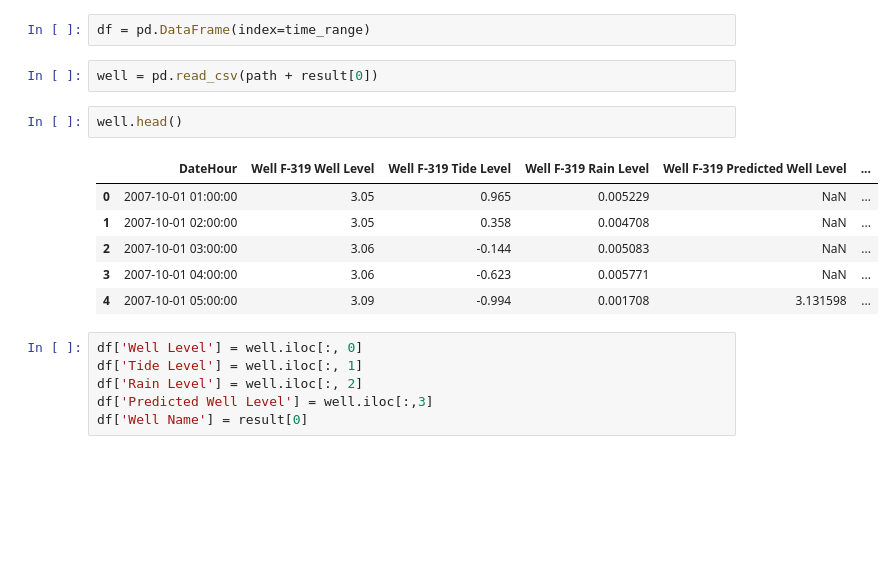
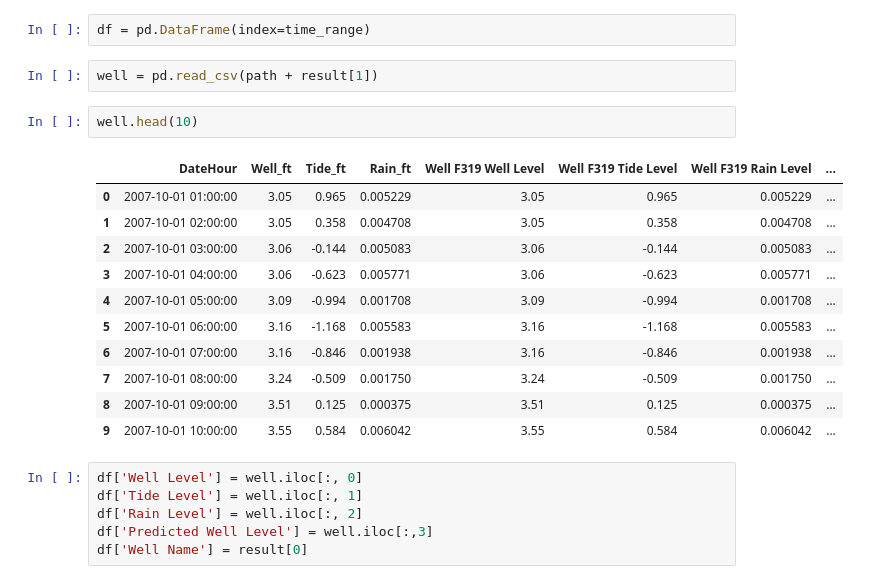
Before and after one commit to ccnobbli/Fall2_Homework, a Jupyter notebook: data/Well Data_Split/Aggregate All Well Data.ipynb, the cells around one changed output. Cells and saved outputs as stored; diff of their text form; blank space fills up the shorter version.

```diff
--- a/data/Well Data_Split/Aggregate All Well Data.ipynb
+++ b/data/Well Data_Split/Aggregate All Well Data.ipynb
@@ -255,16 +255,21 @@ F179_ALL.csv
 # %%
 df = pd.DataFrame(index=time_range)
 # %%
-well = pd.read_csv(path + result[0])
+well = pd.read_csv(path + result[1])
 # %%
-well.head()
+well.head(10)
 # %% [output]
-|  | DateHour | Well F-319 Well Level | Well F-319 Tide Level | Well F-319 Rain Level | Well F-319 Predicted Well Level | ... |
-| 0 | 2007-10-01 01:00:00 | 3.05 | 0.965 | 0.005229 | NaN | ... |
-| 1 | 2007-10-01 02:00:00 | 3.05 | 0.358 | 0.004708 | NaN | ... |
-| 2 | 2007-10-01 03:00:00 | 3.06 | -0.144 | 0.005083 | NaN | ... |
-| 3 | 2007-10-01 04:00:00 | 3.06 | -0.623 | 0.005771 | NaN | ... |
-| 4 | 2007-10-01 05:00:00 | 3.09 | -0.994 | 0.001708 | 3.131598 | ... |
+|  | DateHour | Well_ft | Tide_ft | Rain_ft | Well F319 Well Level | Well F319 Tide Level | Well F319 Rain Level | ... |
+| 0 | 2007-10-01 01:00:00 | 3.05 | 0.965 | 0.005229 | 3.05 | 0.965 | 0.005229 | ... |
+| 1 | 2007-10-01 02:00:00 | 3.05 | 0.358 | 0.004708 | 3.05 | 0.358 | 0.004708 | ... |
+| 2 | 2007-10-01 03:00:00 | 3.06 | -0.144 | 0.005083 | 3.06 | -0.144 | 0.005083 | ... |
+| 3 | 2007-10-01 04:00:00 | 3.06 | -0.623 | 0.005771 | 3.06 | -0.623 | 0.005771 | ... |
+| 4 | 2007-10-01 05:00:00 | 3.09 | -0.994 | 0.001708 | 3.09 | -0.994 | 0.001708 | ... |
+| 5 | 2007-10-01 06:00:00 | 3.16 | -1.168 | 0.005583 | 3.16 | -1.168 | 0.005583 | ... |
+| 6 | 2007-10-01 07:00:00 | 3.16 | -0.846 | 0.001938 | 3.16 | -0.846 | 0.001938 | ... |
+| 7 | 2007-10-01 08:00:00 | 3.24 | -0.509 | 0.001750 | 3.24 | -0.509 | 0.001750 | ... |
+| 8 | 2007-10-01 09:00:00 | 3.51 | 0.125 | 0.000375 | 3.51 | 0.125 | 0.000375 | ... |
+| 9 | 2007-10-01 10:00:00 | 3.55 | 0.584 | 0.006042 | 3.55 | 0.584 | 0.006042 | ... |
 # %%
 df['Well Level'] = well.iloc[:, 0]
 df['Tide Level'] = well.iloc[:, 1]
```
Also changed, not shown: parts of 10 cells of this notebook, 1 other file.
